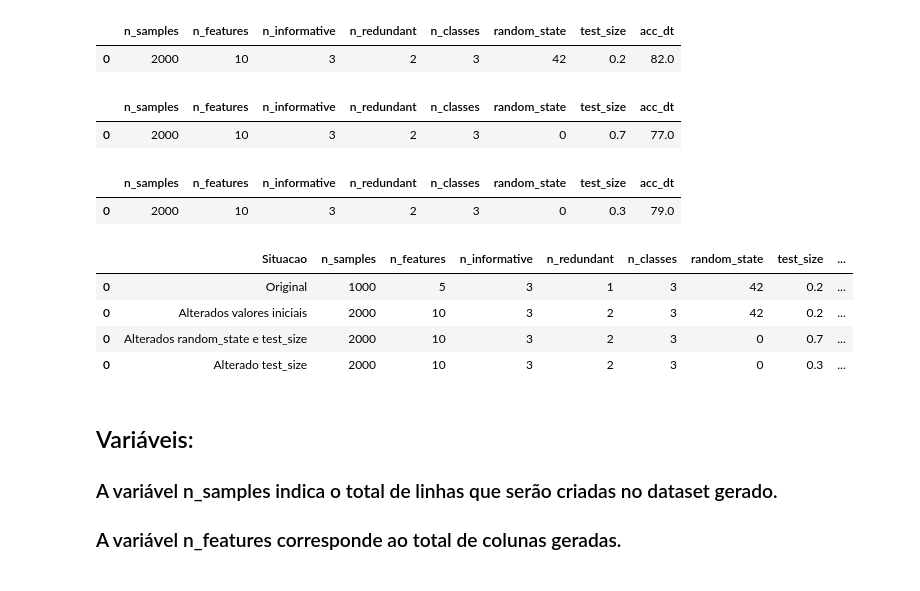
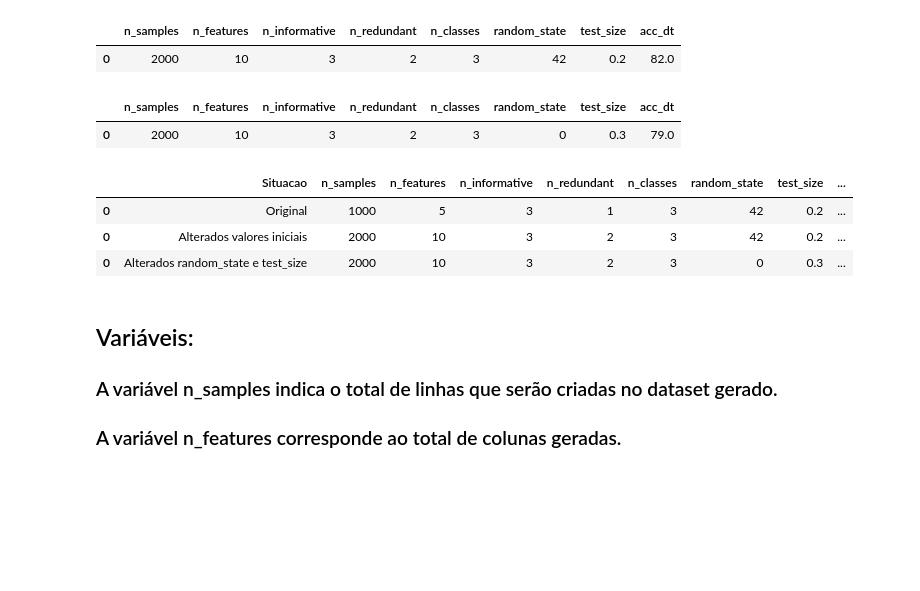
Before and after one commit to silviolima07/PUC_residencia_tec_ml, a Jupyter notebook: pratica01.ipynb, the cells around one changed output. Saved outputs shown, nothing was run; the diff lists cells and outputs as text; code cells hidden in the pictures; blank space fills up the shorter version.

```diff
--- a/pratica01.ipynb
+++ b/pratica01.ipynb
@@ -307,5 +308,5 @@ X, y = make_cls(n_samples = n_samples,n_features  = n_features , n_informative =
 # %%
-test_size = 0.7
+test_size = 0.3
 print("Valor da variavel\n",
 "test_size:", test_size)
 # %% [output]
@@ -374,21 +350,0 @@ Valor da variavel
-# %%
-X_train, X_test, y_train, y_test = train_test_split(X, y,test_size = test_size, random_state = random_state)
-#
-print("As dimensões de X_train", "\nLinhas:",X_train.shape[0],"\tColunas:", X_train.shape[1])
-print("\nAs dimensões de y_train", "\nLinhas:",y_train.shape[0])
-
-print("\n\nAs dimensões de X_test","\nLinhas:",X_test.shape[0],"\tColunas:", X_test.shape[1])
-print("\nAs dimensões de y_test","\nLinhas:", y_test.shape[0])
-#
-clf_dt = DecisionTreeClassifier(random_state = random_state)
-#
-# Treinamento
-clf_dt.fit(X_train,y_train);
-#
-# Teste
-y_pred = clf_dt.predict(X_test)
-#
-# Avaliando o modelo
-acc_dt = accuracy_score(y_test,y_pred)
-acc_dt = round(acc_dt,2)*100
-print("\nResultado da classificação:", acc_dt)
@@ -432,11 +388,6 @@ df_q1
 # %% [output]
 |  | n_samples | n_features | n_informative | n_redundant | n_classes | random_state | test_size | acc_dt |
 | 0 | 2000 | 10 | 3 | 2 | 3 | 42 | 0.2 | 82.0 |
-# %%
-df_q2_70
-# %% [output]
-|  | n_samples | n_features | n_informative | n_redundant | n_classes | random_state | test_size | acc_dt |
-| 0 | 2000 | 10 | 3 | 2 | 3 | 0 | 0.7 | 77.0 |
 # %%
 df_q2_30
 # %% [output]
@@ -444,20 +395,19 @@ df_q2_30
 | 0 | 2000 | 10 | 3 | 2 | 3 | 0 | 0.3 | 79.0 |
 # %%
 
-temp1 = pd.concat([df_orig, df_q1, df_q2_70, df_q2_30])
+temp1 = pd.concat([df_orig, df_q1, df_q2_30])
 # temp1 = pd.concat([temp1, df_2])
 df = temp1
-status = ['Original', 'Alterados valores iniciais','Alterados random_state e test_size', 'Alterado test_size']
+status = ['Original', 'Alterados valores iniciais','Alterados random_state e test_size']
 df['Situacao'] = status
 df = df[['Situacao','n_samples', 'n_features', 'n_informative', 'n_redundant', 'n_classes',
         'random_state', 'test_size', 'acc_dt']]
 df
 # %% [output]
 |  | Situacao | n_samples | n_features | n_informative | n_redundant | n_classes | random_state | test_size | ... |
 | 0 | Original | 1000 | 5 | 3 | 1 | 3 | 42 | 0.2 | ... |
 | 0 | Alterados valores iniciais | 2000 | 10 | 3 | 2 | 3 | 42 | 0.2 | ... |
-| 0 | Alterados random_state e test_size | 2000 | 10 | 3 | 2 | 3 | 0 | 0.7 | ... |
-| 0 | Alterado test_size | 2000 | 10 | 3 | 2 | 3 | 0 | 0.3 | ... |
+| 0 | Alterados random_state e test_size | 2000 | 10 | 3 | 2 | 3 | 0 | 0.3 | ... |
 # %% [markdown]
 ## Variáveis:
 ### A variável n_samples indica o total de linhas que serão criadas no dataset gerado.
```
Also changed, not shown: parts of 13 cells of this notebook.
